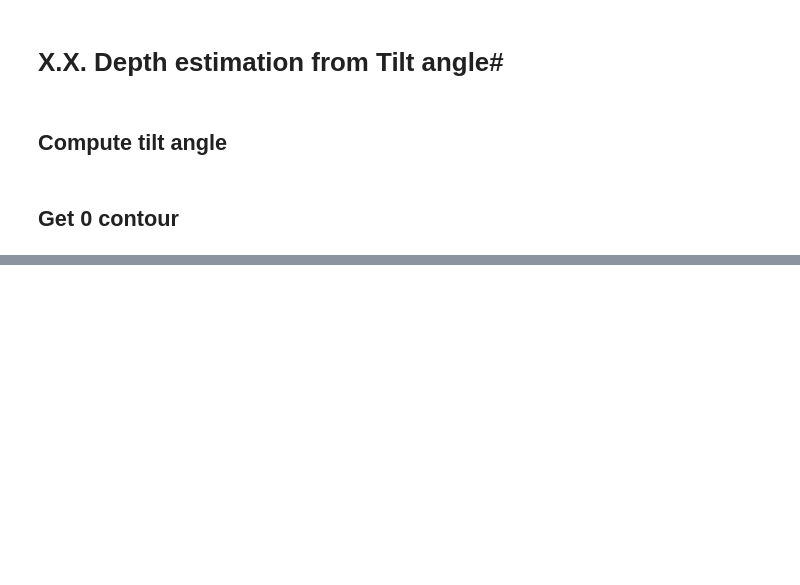
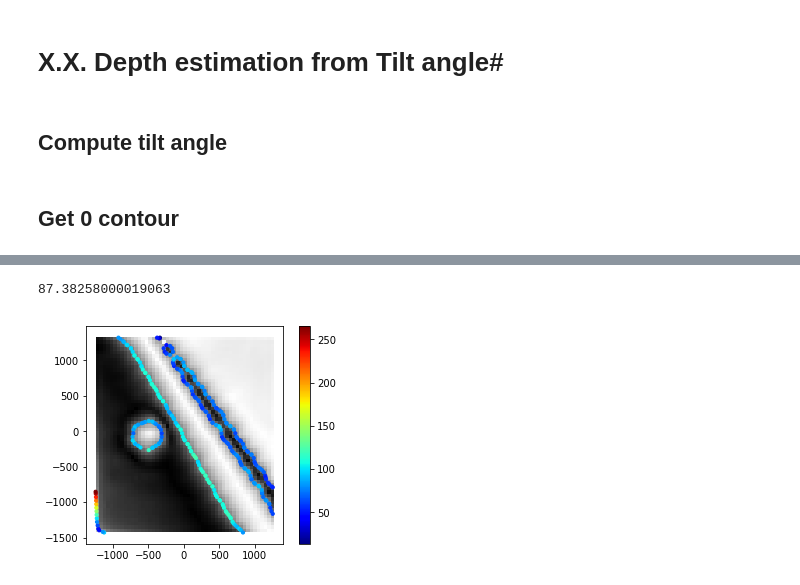
Before and after one commit to geoscixyz/Toolkit, a Jupyter notebook: Notebooks/Synthetic_Tilt_Depth_Estimation.ipynb, the cells around one changed output, grey strips where cells are left out. Cells and saved outputs as stored; diff of their text form; code cells hidden in the pictures; blank space fills up the shorter version.

```diff
--- a/Notebooks/Synthetic_Tilt_Depth_Estimation.ipynb
+++ b/Notebooks/Synthetic_Tilt_Depth_Estimation.ipynb
@@ -54,0 +49,34 @@ yy = C_0.allsegs[0][1].shape
+# %%
+from scipy.spatial import cKDTree
+
+# Get zero contour nodes
+xy0 = np.vstack(C_0.allsegs[0])
+
+# Get 45 contour nodes
+xy45 = np.vstack(C_45.allsegs[0])
+
+# Create ckDtree for shortest distance
+tree = cKDTree(xy45)
+
+# Query two closest points to each nodes of zero contour
+d, indx = tree.query(xy0, k = 2)
+
+# Compute shortest distance between pair of points
+dist = np.abs(
+    (xy45[indx[:,1],1] - xy45[indx[:,0],1])*xy0[:,0] -
+    (xy45[indx[:,1],0] - xy45[indx[:,0],0])*xy0[:,1] +
+    xy45[indx[:,1],0] * xy45[indx[:,0],1] -
+    xy45[indx[:,1],1] * xy45[indx[:,0],0]) / np.sqrt(
+    (xy45[indx[:,1],0] - xy45[indx[:,0],0])**2. +
+    (xy45[indx[:,1],1] - xy45[indx[:,0],1])**2.
+    )
+# %%
+axs = plt.subplot()
+plt.imshow(tilt, extent=(X.min(), X.max(), Y.min(), Y.max()), origin='lower', cmap='gray')
+
+plt.scatter(xy0[:,0],xy0[:,1],10, c=dist, cmap='jet')
+plt.colorbar()
+np.mean(dist[~np.isnan(dist)])
+# %% [output]
+87.38258000019063
+[figure, added]
```
Also changed, not shown: parts of 3 cells of this notebook.
